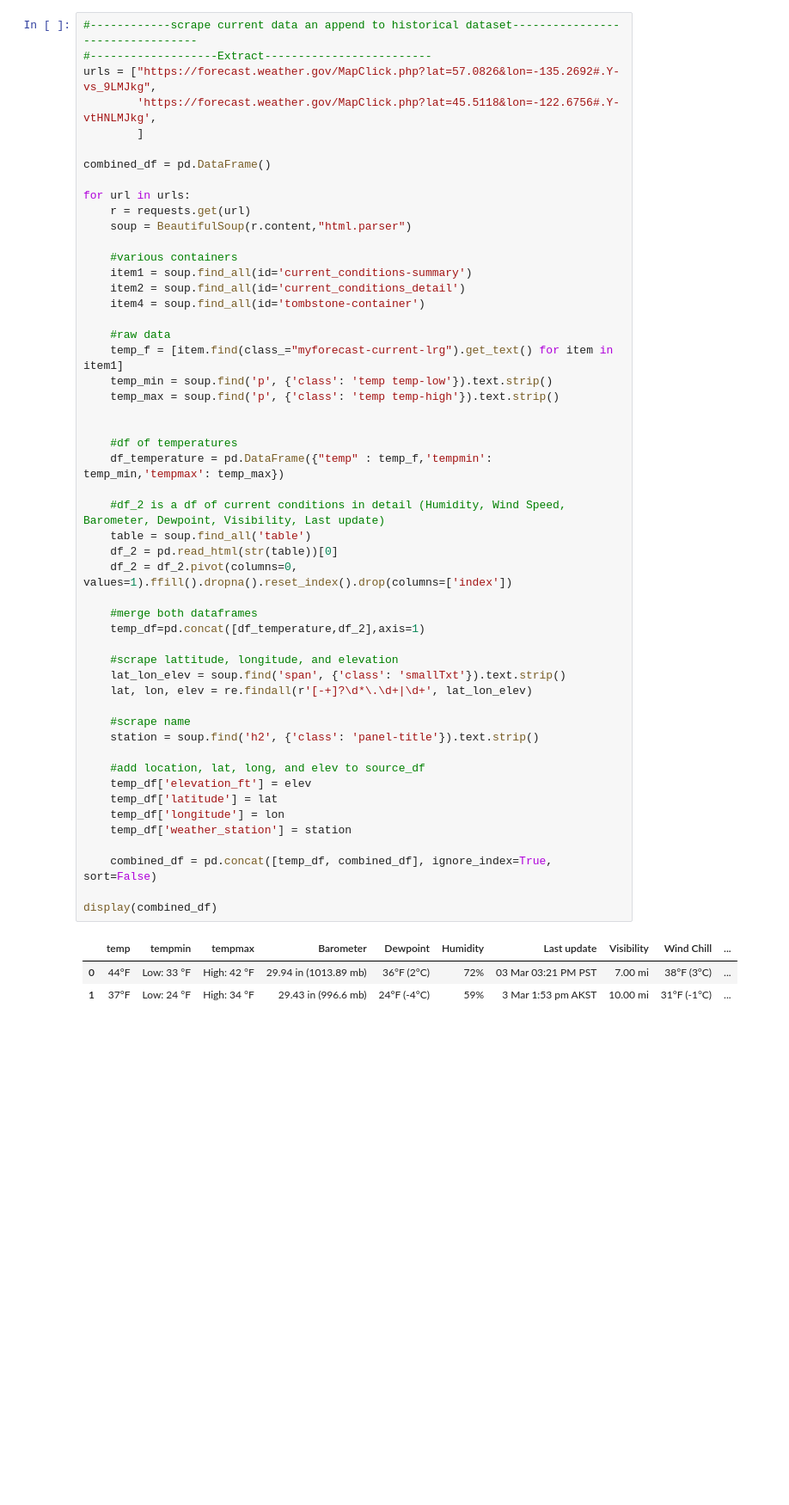
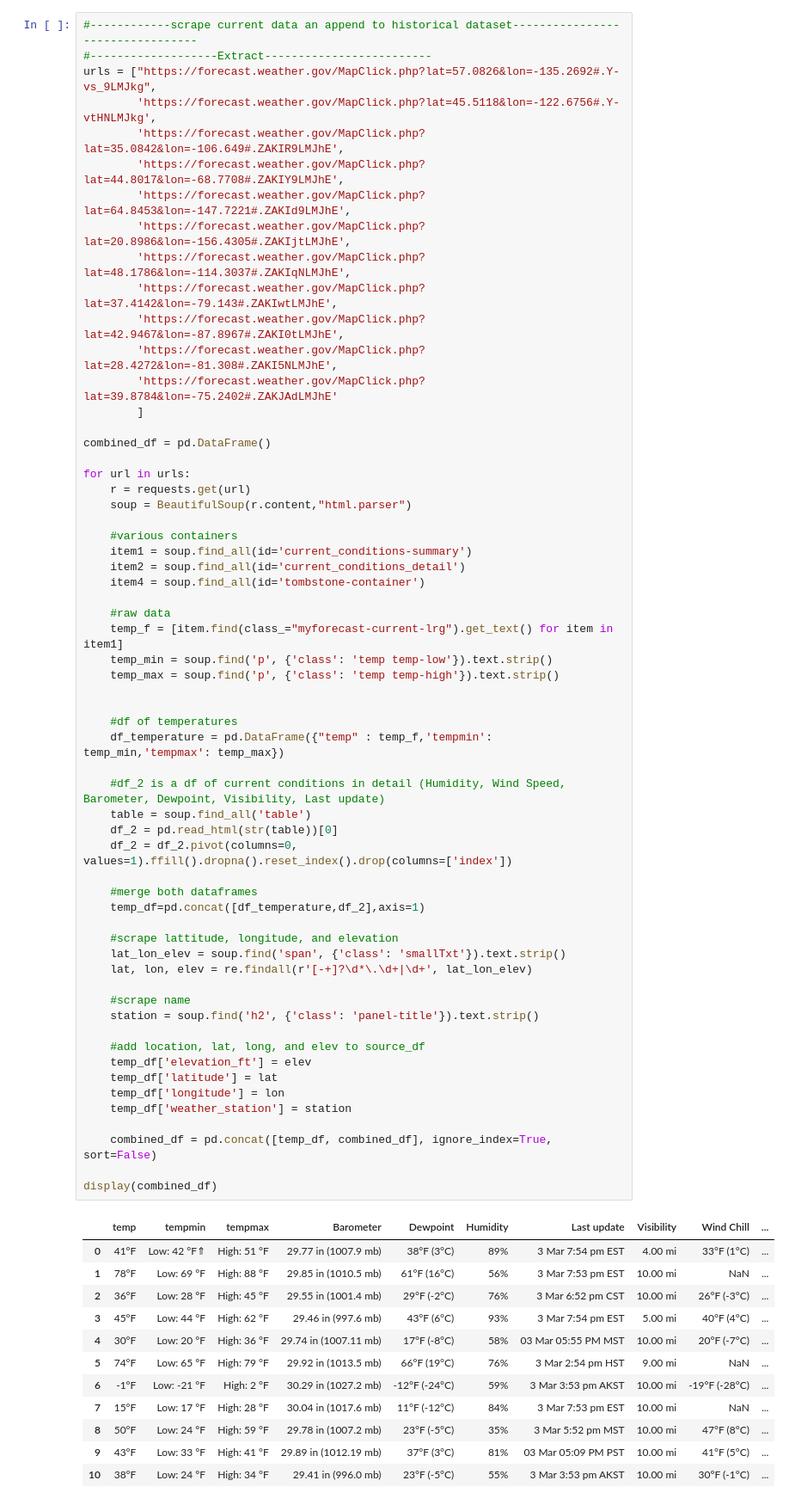
Before and after one commit to Reed-Carter/Weather_Forcaster, a Jupyter notebook: weather_forecast.ipynb, the cells around one changed output. Shown: that part at 86% size. Saved outputs shown, nothing was run; the diff lists cells and outputs as text; blank space fills up the shorter version.

```diff
--- a/weather_forecast.ipynb
+++ b/weather_forecast.ipynb
@@ -68,6 +85,15 @@ test_set = core_weather_df.loc['2022-01-01':]
 #-------------------Extract-------------------------
 urls = ["https://forecast.weather.gov/MapClick.php?lat=57.0826&lon=-135.2692#.Y-vs_9LMJkg",
         'https://forecast.weather.gov/MapClick.php?lat=45.5118&lon=-122.6756#.Y-vtHNLMJkg',
+        'https://forecast.weather.gov/MapClick.php?lat=35.0842&lon=-106.649#.ZAKIR9LMJhE',
+        'https://forecast.weather.gov/MapClick.php?lat=44.8017&lon=-68.7708#.ZAKIY9LMJhE',
+        'https://forecast.weather.gov/MapClick.php?lat=64.8453&lon=-147.7221#.ZAKId9LMJhE',
+        'https://forecast.weather.gov/MapClick.php?lat=20.8986&lon=-156.4305#.ZAKIjtLMJhE',
+        'https://forecast.weather.gov/MapClick.php?lat=48.1786&lon=-114.3037#.ZAKIqNLMJhE',
+        'https://forecast.weather.gov/MapClick.php?lat=37.4142&lon=-79.143#.ZAKIwtLMJhE',
+        'https://forecast.weather.gov/MapClick.php?lat=42.9467&lon=-87.8967#.ZAKI0tLMJhE',
+        'https://forecast.weather.gov/MapClick.php?lat=28.4272&lon=-81.308#.ZAKI5NLMJhE',
+        'https://forecast.weather.gov/MapClick.php?lat=39.8784&lon=-75.2402#.ZAKJAdLMJhE'
         ]
 
 combined_df = pd.DataFrame()
@@ -89,33 +115,42 @@ for url in urls:
 
     #df of temperatures
     df_temperature = pd.DataFrame({"temp" : temp_f,'tempmin': temp_min,'tempmax': temp_max})
 
     #df_2 is a df of current conditions in detail (Humidity, Wind Speed, Barometer, Dewpoint, Visibility, Last update)
     table = soup.find_all('table')
     df_2 = pd.read_html(str(table))[0]
     df_2 = df_2.pivot(columns=0, values=1).ffill().dropna().reset_index().drop(columns=['index'])
 
     #merge both dataframes
     temp_df=pd.concat([df_temperature,df_2],axis=1)
 
     #scrape lattitude, longitude, and elevation
     lat_lon_elev = soup.find('span', {'class': 'smallTxt'}).text.strip()
     lat, lon, elev = re.findall(r'[-+]?\d*\.\d+|\d+', lat_lon_elev)
 
     #scrape name
     station = soup.find('h2', {'class': 'panel-title'}).text.strip()
 
     #add location, lat, long, and elev to source_df
     temp_df['elevation_ft'] = elev
     temp_df['latitude'] = lat
     temp_df['longitude'] = lon
     temp_df['weather_station'] = station
 
     combined_df = pd.concat([temp_df, combined_df], ignore_index=True, sort=False)
 
 display(combined_df)
 # %% [output]
 |  | temp | tempmin | tempmax | Barometer | Dewpoint | Humidity | Last update | Visibility | Wind Chill | ... |
-| 0 | 44°F | Low: 33 °F | High: 42 °F | 29.94 in (1013.89 mb) | 36°F (2°C) | 72% | 03 Mar 03:21 PM PST | 7.00 mi | 38°F (3°C) | ... |
-| 1 | 37°F | Low: 24 °F | High: 34 °F | 29.43 in (996.6 mb) | 24°F (-4°C) | 59% | 3 Mar 1:53 pm AKST | 10.00 mi | 31°F (-1°C) | ... |
+| 0 | 41°F | Low: 42 °F⇑ | High: 51 °F | 29.77 in (1007.9 mb) | 38°F (3°C) | 89% | 3 Mar 7:54 pm EST | 4.00 mi | 33°F (1°C) | ... |
+| 1 | 78°F | Low: 69 °F | High: 88 °F | 29.85 in (1010.5 mb) | 61°F (16°C) | 56% | 3 Mar 7:53 pm EST | 10.00 mi | NaN | ... |
+| 2 | 36°F | Low: 28 °F | High: 45 °F | 29.55 in (1001.4 mb) | 29°F (-2°C) | 76% | 3 Mar 6:52 pm CST | 10.00 mi | 26°F (-3°C) | ... |
+| 3 | 45°F | Low: 44 °F | High: 62 °F | 29.46 in (997.6 mb) | 43°F (6°C) | 93% | 3 Mar 7:54 pm EST | 5.00 mi | 40°F (4°C) | ... |
+| 4 | 30°F | Low: 20 °F | High: 36 °F | 29.74 in (1007.11 mb) | 17°F (-8°C) | 58% | 03 Mar 05:55 PM MST | 10.00 mi | 20°F (-7°C) | ... |
+| 5 | 74°F | Low: 65 °F | High: 79 °F | 29.92 in (1013.5 mb) | 66°F (19°C) | 76% | 3 Mar 2:54 pm HST | 9.00 mi | NaN | ... |
+| 6 | -1°F | Low: -21 °F | High: 2 °F | 30.29 in (1027.2 mb) | -12°F (-24°C) | 59% | 3 Mar 3:53 pm AKST | 10.00 mi | -19°F (-28°C) | ... |
+| 7 | 15°F | Low: 17 °F | High: 28 °F | 30.04 in (1017.6 mb) | 11°F (-12°C) | 84% | 3 Mar 7:53 pm EST | 10.00 mi | NaN | ... |
+| 8 | 50°F | Low: 24 °F | High: 59 °F | 29.78 in (1007.2 mb) | 23°F (-5°C) | 35% | 3 Mar 5:52 pm MST | 10.00 mi | 47°F (8°C) | ... |
+| 9 | 43°F | Low: 33 °F | High: 41 °F | 29.89 in (1012.19 mb) | 37°F (3°C) | 81% | 03 Mar 05:09 PM PST | 10.00 mi | 41°F (5°C) | ... |
+| 10 | 38°F | Low: 24 °F | High: 34 °F | 29.41 in (996.0 mb) | 23°F (-5°C) | 55% | 3 Mar 3:53 pm AKST | 10.00 mi | 30°F (-1°C) | ... |
 # %%
```
Also changed, not shown: parts of 6 cells of this notebook.
